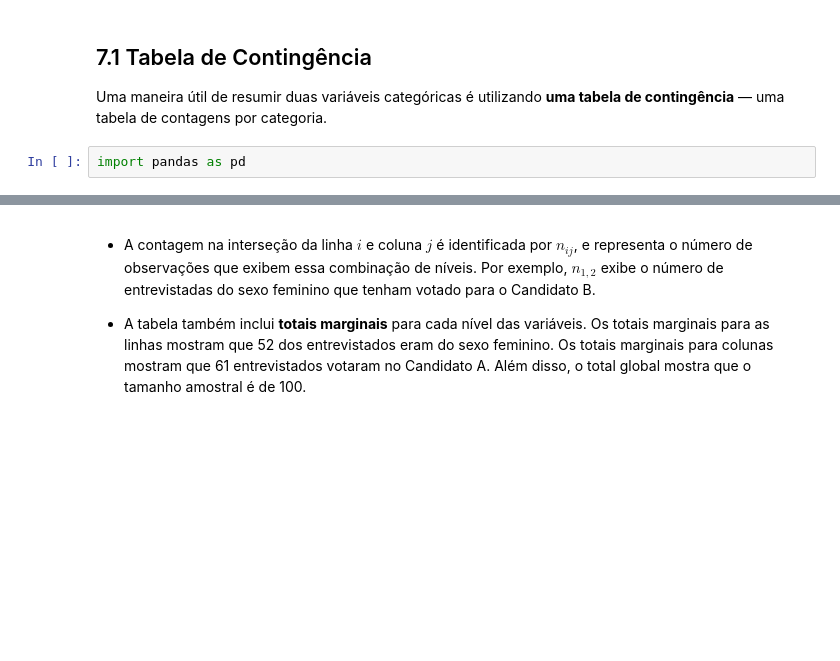
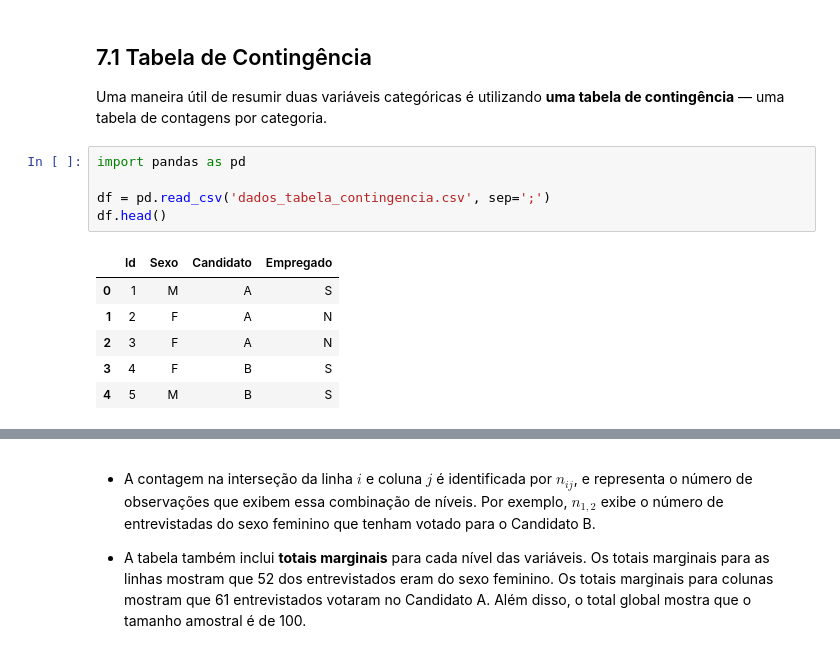
Before and after one commit to joaopasini/letscode_repository, a Jupyter notebook: Módulo 7 - Estatística I/Aula_7_Dados_Categorizados.ipynb, the cells around one changed output, grey strips where cells are left out. Drawn from its saved outputs; the diff is of its cells as text; blank space fills up the shorter version.

```diff
--- a/Módulo 7 - Estatística I/Aula_7_Dados_Categorizados.ipynb
+++ b/Módulo 7 - Estatística I/Aula_7_Dados_Categorizados.ipynb
@@ -8,5 +8,15 @@ Variáveis categóricas com escalas não ordenadas são denominadas variáveis *
 ## 7.1 Tabela de Contingência
 
 Uma maneira útil de resumir duas variáveis categóricas é utilizando **uma tabela de contingência** — uma tabela de contagens por categoria.
-# %%
-import pandas as pd
+# %%
+import pandas as pd
+
+df = pd.read_csv('dados_tabela_contingencia.csv', sep=';')
+df.head()
+# %% [output]
+|  | Id | Sexo | Candidato | Empregado |
+| 0 | 1 | M | A | S |
+| 1 | 2 | F | A | N |
+| 2 | 3 | F | A | N |
+| 3 | 4 | F | B | S |
+| 4 | 5 | M | B | S |
```
Also changed, not shown: parts of 20 cells of this notebook, 8 other files.
